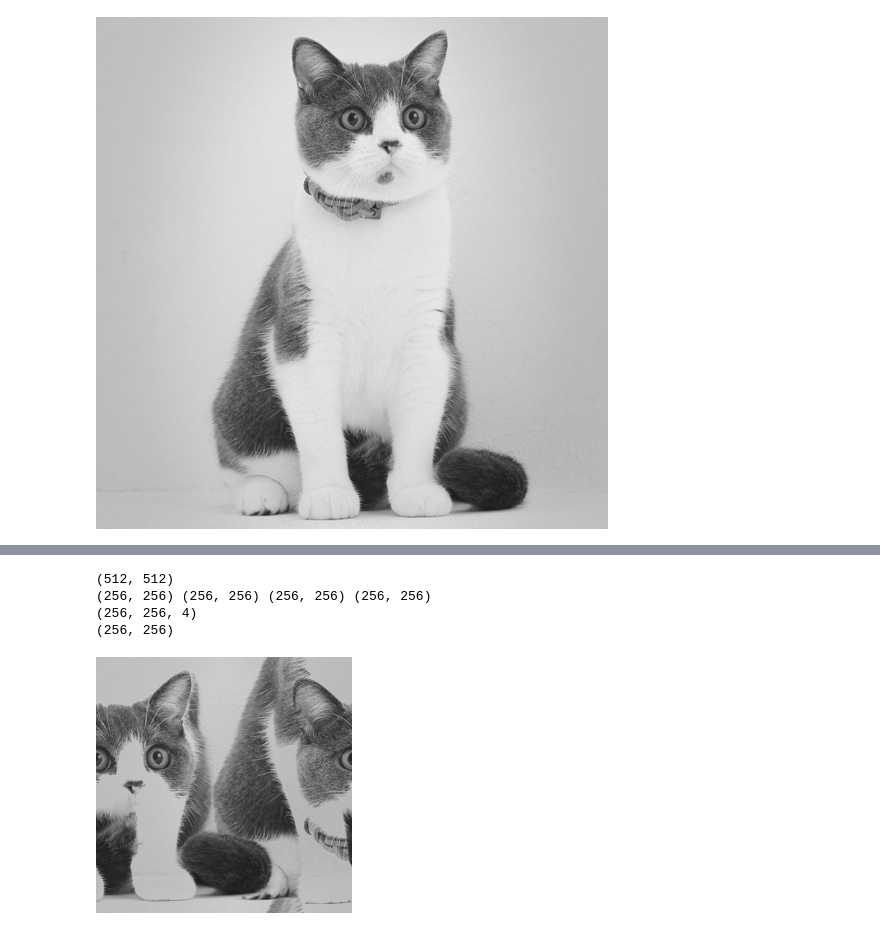
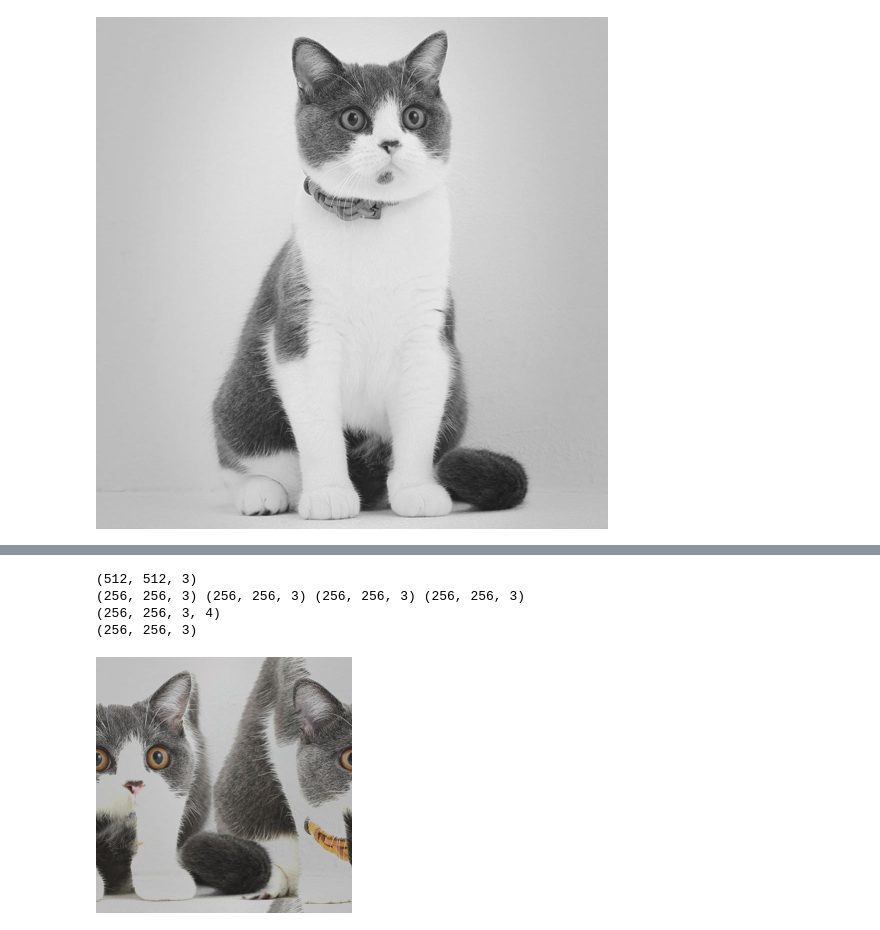
Before and after one commit to NagatoYuki0943/DL, a Jupyter notebook: Pytorch/01_PyTorch基本/05数学运算/einops einsum&rearrange&repeat&reduce.ipynb, the cells around one changed output, grey strips where cells are left out. Drawn from its saved outputs; the diff is of its cells as text; code cells hidden in the pictures.

```diff
--- a/Pytorch/01_PyTorch基本/05数学运算/einops einsum&rearrange&repeat&reduce.ipynb
+++ b/Pytorch/01_PyTorch基本/05数学运算/einops einsum&rearrange&repeat&reduce.ipynb
@@ -222,6 +222,7 @@ print((x - reduce(x, 'b c h w -> b c () ()', 'mean')).shape)
 # repeat: repeat, expand
 # %%
 # a grayscale image (of shape height x width)
-image = Image.open("cat4.jpg").resize((512, 512)).convert('L')
+image = Image.open("cat4.jpg").resize((512, 512))
+image_array = np.array(image)
 image
 # %% [output]
@@ -297,22 +299,22 @@ Image.fromarray(temp)
 # %%
 # 相当于将图片分为左上,右上,左下,右下四个部分,然后取对应位置的最小值
 temp = np.array(image)
 print(temp.shape)
 lt  = temp[:256, :256]
 rt  = temp[:256, 256:]
 lb  = temp[256:, :256]
 rb  = temp[256:, 256:]
 print(lt.shape, rt.shape, lb.shape, rb.shape)
-# [256, 256, 4]
-temp = np.stack((lt, rt, lb, rb), axis=2)
+# [256, 256, 3, 4]
+temp = np.stack((lt, rt, lb, rb), axis=3)
 print(temp.shape)
 # 取4层的最大值
 temp = temp.min(axis=-1)
 print(temp.shape)
 Image.fromarray(temp)
 # %% [output]
-(512, 512)
-(256, 256) (256, 256) (256, 256) (256, 256)
-(256, 256, 4)
-(256, 256)
+(512, 512, 3)
+(256, 256, 3) (256, 256, 3) (256, 256, 3) (256, 256, 3)
+(256, 256, 3, 4)
+(256, 256, 3)
-[figure, old version]
+[figure, new version]
```
Also changed, not shown: parts of 10 cells of this notebook.
